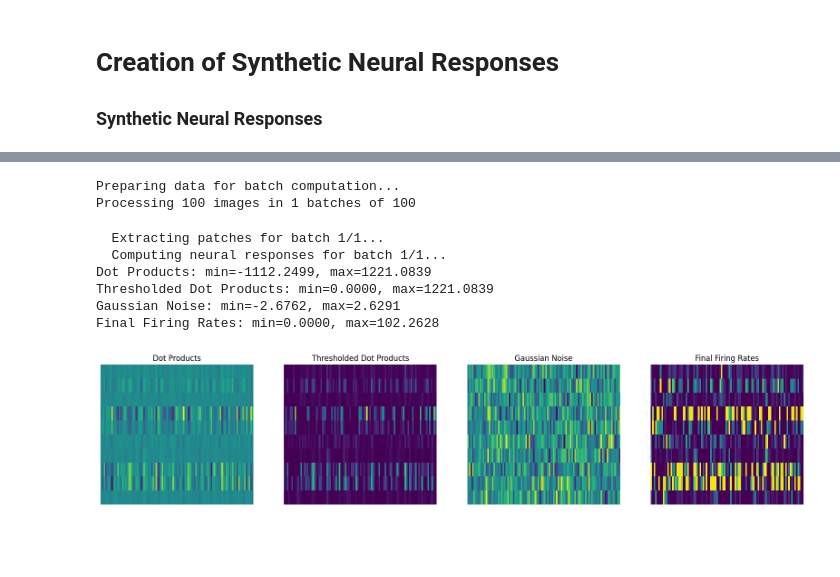
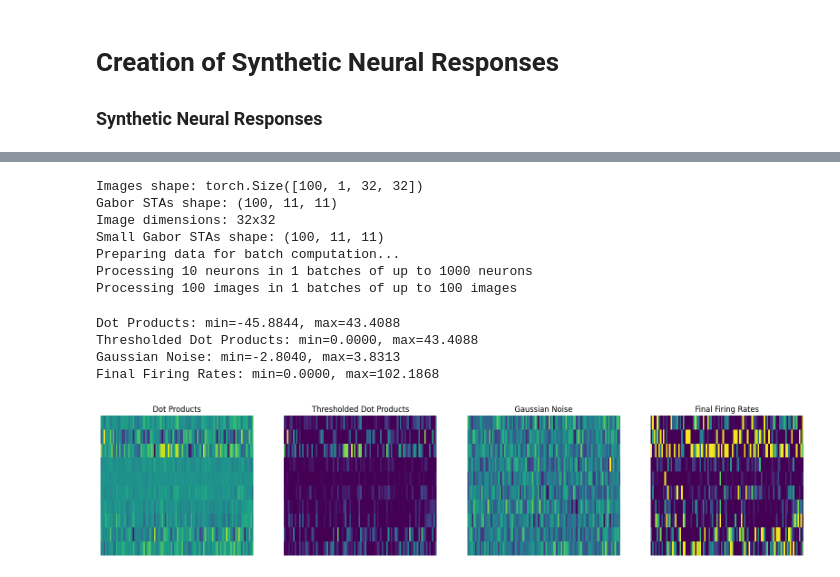
Before and after one commit to lauraporta/neurodecoders, a Jupyter notebook: notebooks/step_1/synthetic_data.ipynb, the cells around one changed output, grey strips where cells are left out. Cells and saved outputs as stored; diff of their text form; code cells hidden in the pictures; blank space fills up the shorter version.

```diff
--- a/notebooks/step_1/synthetic_data.ipynb
+++ b/notebooks/step_1/synthetic_data.ipynb
@@ -80,52 +80,70 @@ CIFAR10: mean_min=-0.8611, mean_max=0.8078
 # %%
 from neurodecoders.synthetic.simulate_response import SimulateResponse
 
+# Check image dimensions
+print(f"Images shape: {images.shape}")
+print(f"Gabor STAs shape: {gabor.shape}")
+
+# Extract image dimensions
+image_height, image_width = images.shape[-2:]
+print(f"Image dimensions: {image_height}x{image_width}")
+
+# Create smaller Gabor patterns that fit the 32x32 images
+# Let's use 16x16 STAs (half the image size to allow for RF placement)
+gabor_small = STA().get_simulated_sta(type="gabor,11,11", length=100)
+print(f"Small Gabor STAs shape: {gabor_small.shape}")
+
 simulator = SimulateResponse(
     device="cpu",
-    images=images,
-    stas=gabor,
-    n_neurons=10)
+    images_or_loader_fn=images,
+    stas=gabor_small,
+    n_neurons=10,
+    image_height=image_height,
+    image_width=image_width)
 
 firing_rates, dot_products, noises = simulator.simulate_neural_responses_vectorized()
 
 fig, ax = plt.subplots(1, 4, figsize=(20, 4))
 
 ax[0].imshow(dot_products.T, aspect='auto', cmap='viridis')
 ax[0].set_title('Dot Products')
 #  print min and max of dot products
 print(f'Dot Products: min={dot_products.min():.4f}, max={dot_products.max():.4f}')
 
 ax[1].imshow(dot_products.T, aspect='auto', cmap='viridis', vmin=0)
 ax[1].set_title('Thresholded Dot Products')
 print(f'Thresholded Dot Products: min={np.clip(dot_products, 0, None).min():.4f}, max={np.clip(dot_products, 0, None).max():.4f}')
 
 ax[2].imshow(noises.T, aspect='auto', cmap='viridis')
 ax[2].set_title('Gaussian Noise')
 print(f'Gaussian Noise: min={noises.min():.4f}, max={noises.max():.4f}')
 
 im = ax[3].imshow(firing_rates.T, aspect='auto', cmap='viridis')
 ax[3].set_title('Final Firing Rates')
 print(f'Final Firing Rates: min={firing_rates.min():.4f}, max={firing_rates.max():.4f}')
 
 #  axis off
 for a in ax:
     a.axis('off')
 
 #  add y and x label only for first subplot
 ax[0].set_ylabel('Neurons')
 ax[0].set_xlabel('Images')
 
 plt.show()
 # %% [output]
+Images shape: torch.Size([100, 1, 32, 32])
+Gabor STAs shape: (100, 11, 11)
+Image dimensions: 32x32
+Small Gabor STAs shape: (100, 11, 11)
 Preparing data for batch computation...
-Processing 100 images in 1 batches of 100
+Processing 10 neurons in 1 batches of up to 1000 neurons
+Processing 100 images in 1 batches of up to 100 images
-  Extracting patches for batch 1/1...
-  Computing neural responses for batch 1/1...
-Dot Products: min=-1112.2499, max=1221.0839
-Thresholded Dot Products: min=0.0000, max=1221.0839
-Gaussian Noise: min=-2.6762, max=2.6291
-Final Firing Rates: min=0.0000, max=102.2628
+Dot Products: min=-45.8844, max=43.4088
+Thresholded Dot Products: min=0.0000, max=43.4088
+Gaussian Noise: min=-2.8040, max=3.8313
+Final Firing Rates: min=0.0000, max=102.1868
-[figure, old version]
+[figure, new version]
 # %%
 # Load generated datasets
 from pathlib import Path
```
Also changed, not shown: parts of 12 cells of this notebook.
